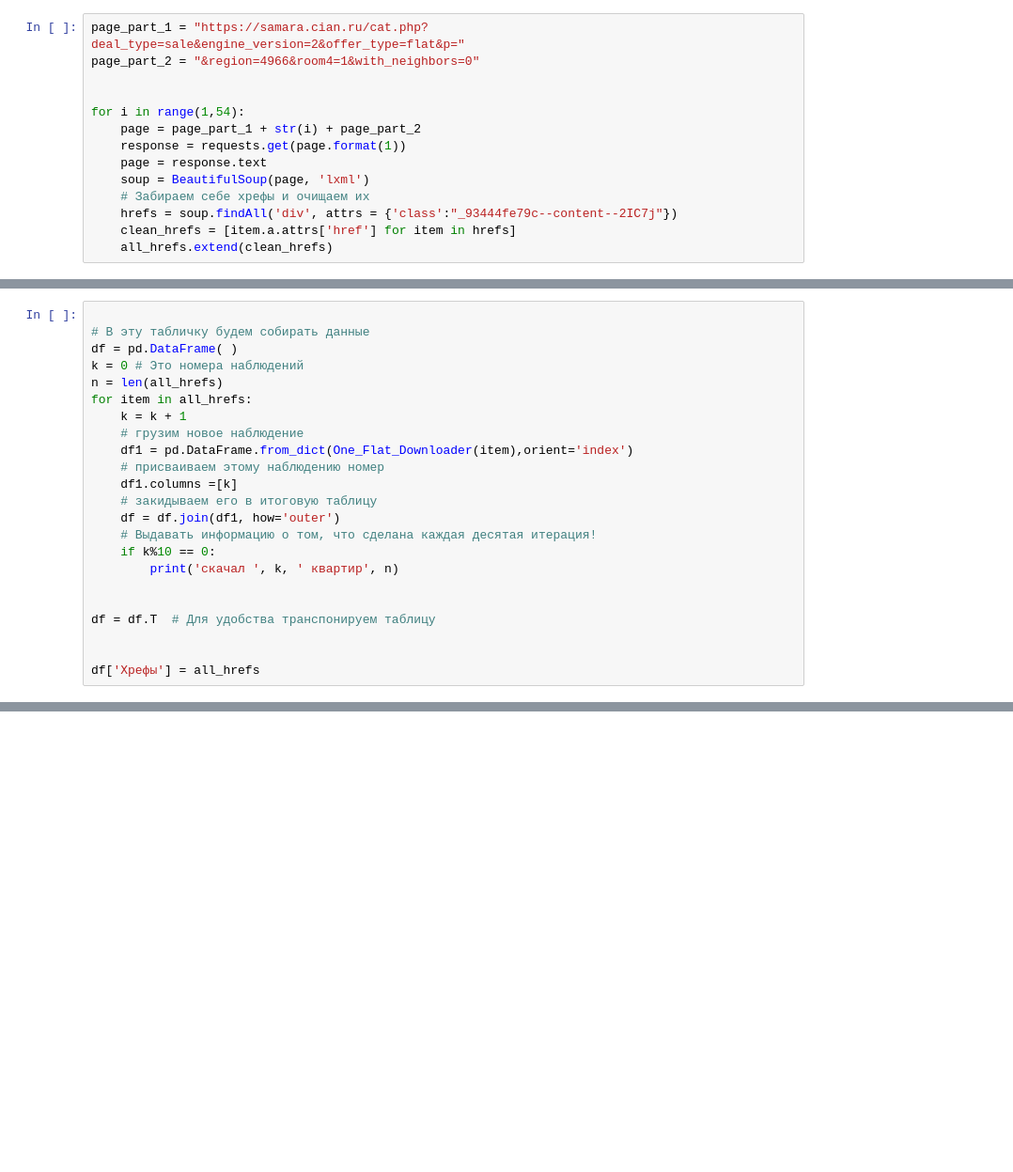
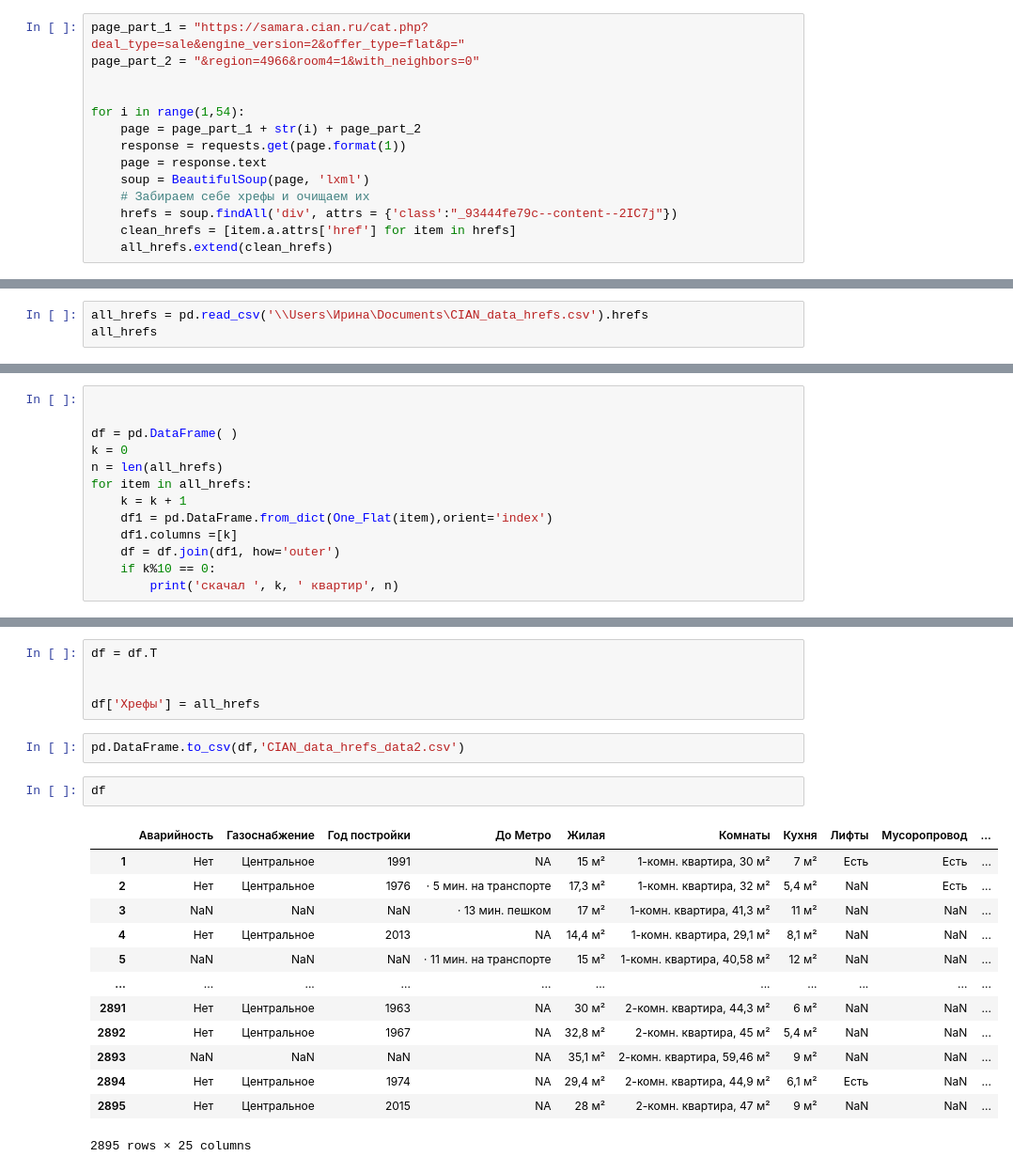
Before and after one commit to irina-semina/project_samara, a Jupyter notebook: Сбор первичных данных.ipynb, the cells around one changed output, grey strips where cells are left out. Shown at 94% size. Saved outputs shown, nothing was run; the diff lists cells and outputs as text; blank space fills up the shorter version.

```diff
--- a/Сбор первичных данных.ipynb
+++ b/Сбор первичных данных.ipynb
@@ -83,0 +87,3 @@ pd.DataFrame.to_csv(hrefs,'CIAN_data_hrefs.csv')
+# %%
+all_hrefs = pd.read_csv('\\Users\Ирина\Documents\CIAN_data_hrefs.csv').hrefs
+all_hrefs
@@ -151,23 +211,13 @@ def One_Flat_Downloader(href):
 # %%
 
-# В эту табличку будем собирать данные
+
 df = pd.DataFrame( )
-k = 0 # Это номера наблюдений
+k = 0
 n = len(all_hrefs)
 for item in all_hrefs:
     k = k + 1
-    # грузим новое наблюдение
-    df1 = pd.DataFrame.from_dict(One_Flat_Downloader(item),orient='index')
-    # присваиваем этому наблюдению номер
+    df1 = pd.DataFrame.from_dict(One_Flat(item),orient='index')
     df1.columns =[k]
-    # закидываем его в итоговую таблицу
     df = df.join(df1, how='outer')
-    # Выдавать информацию о том, что сделана каждая десятая итерация!
     if k%10 == 0:
         print('скачал ', k, ' квартир', n)
-
-
-df = df.T  # Для удобства транспонируем таблицу
-
-
-df['Хрефы'] = all_hrefs
@@ -173,0 +265,23 @@ df['Хрефы'] = all_hrefs
+# %%
+df = df.T
+
+
+df['Хрефы'] = all_hrefs
+# %%
+pd.DataFrame.to_csv(df,'CIAN_data_hrefs_data2.csv')
+# %%
+df
+# %% [output]
+|  | Аварийность | Газоснабжение | Год постройки | До Метро | Жилая | Комнаты | Кухня | Лифты | Мусоропровод | ... |
+| 1 | Нет | Центральное | 1991 | NA | 15 м² | 1-комн. квартира, 30 м² | 7 м² | Есть | Есть | ... |
+| 2 | Нет | Центральное | 1976 | ⋅ 5 мин. на транспорте | 17,3 м² | 1-комн. квартира, 32 м² | 5,4 м² | NaN | Есть | ... |
+| 3 | NaN | NaN | NaN | ⋅ 13 мин. пешком | 17 м² | 1-комн. квартира, 41,3 м² | 11 м² | NaN | NaN | ... |
+| 4 | Нет | Центральное | 2013 | NA | 14,4 м² | 1-комн. квартира, 29,1 м² | 8,1 м² | NaN | NaN | ... |
+| 5 | NaN | NaN | NaN | ⋅ 11 мин. на транспорте | 15 м² | 1-комн. квартира, 40,58 м² | 12 м² | NaN | NaN | ... |
+| ... | ... | ... | ... | ... | ... | ... | ... | ... | ... | ... |
+| 2891 | Нет | Центральное | 1963 | NA | 30 м² | 2-комн. квартира, 44,3 м² | 6 м² | NaN | NaN | ... |
+| 2892 | Нет | Центральное | 1967 | NA | 32,8 м² | 2-комн. квартира, 45 м² | 5,4 м² | NaN | NaN | ... |
+| 2893 | NaN | NaN | NaN | NA | 35,1 м² | 2-комн. квартира, 59,46 м² | 9 м² | NaN | NaN | ... |
+| 2894 | Нет | Центральное | 1974 | NA | 29,4 м² | 2-комн. квартира, 44,9 м² | 6,1 м² | Есть | NaN | ... |
+| 2895 | Нет | Центральное | 2015 | NA | 28 м² | 2-комн. квартира, 47 м² | 9 м² | NaN | NaN | ... |
+2895 rows × 25 columns
```
Also changed, not shown: parts of 11 cells of this notebook, 2 other files.
